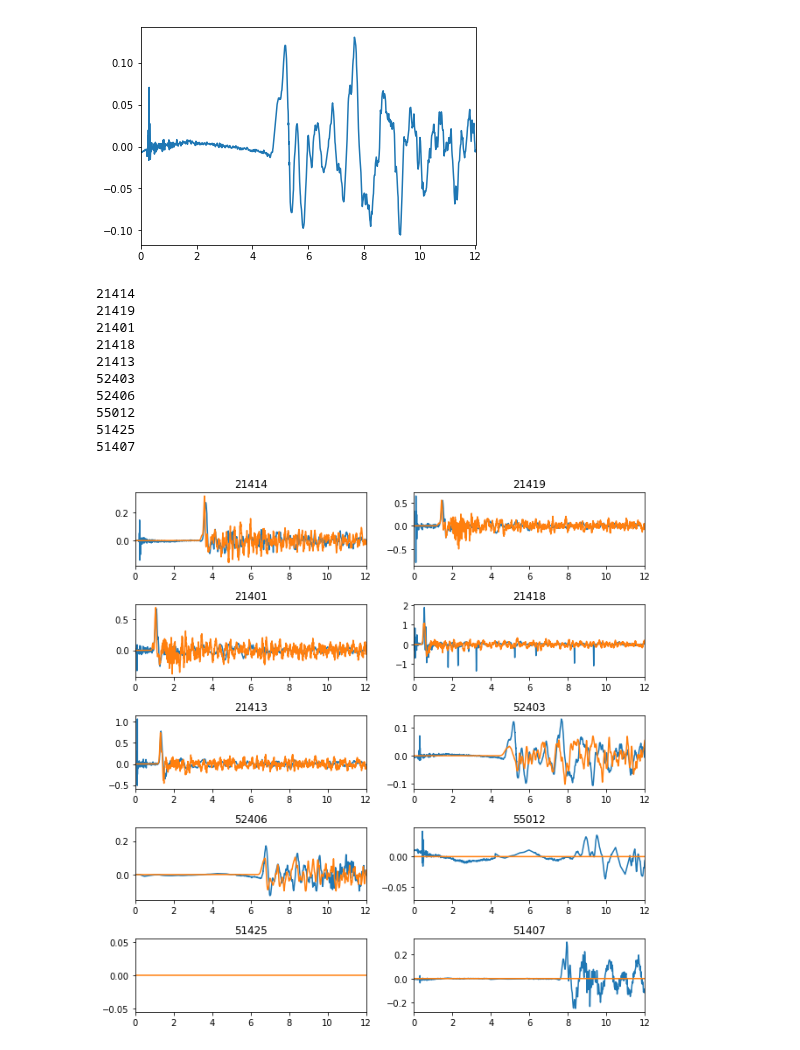
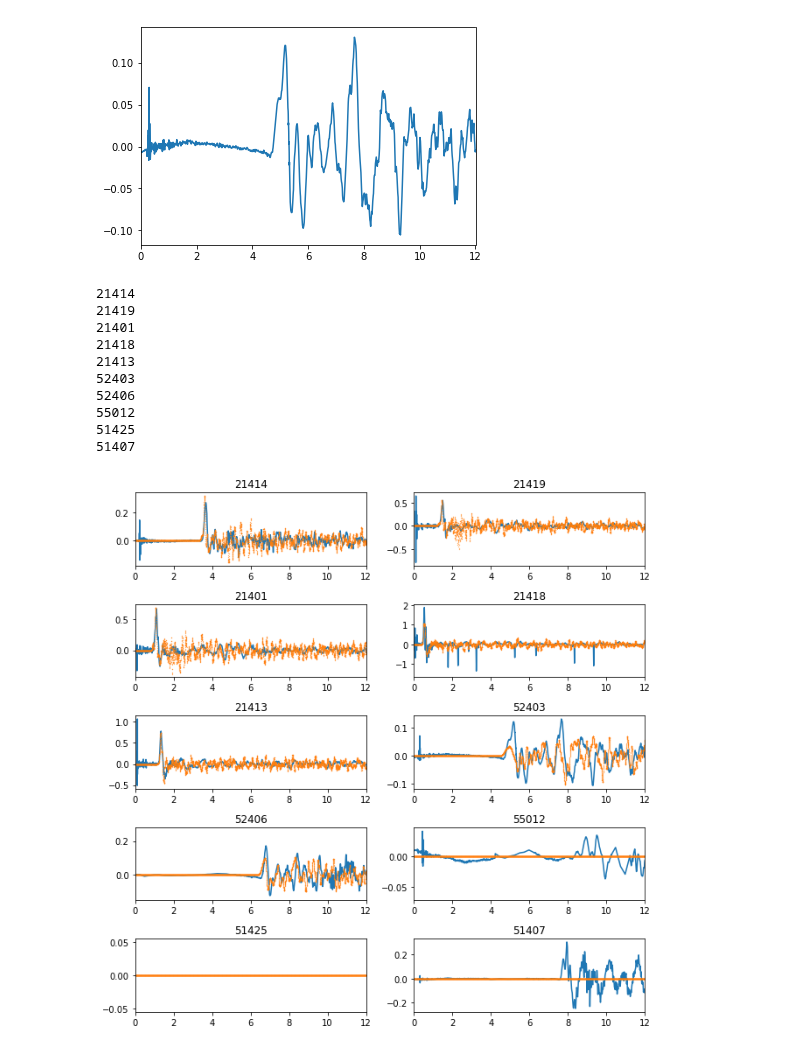
Before and after one commit to jgalazm/Nami, a Jupyter notebook: validation/04_tohoku2011/comparison/pois.ipynb, the cells around one changed output. Cells and saved outputs as stored; diff of their text form; code cells hidden in the pictures.

```diff
--- a/validation/04_tohoku2011/comparison/pois.ipynb
+++ b/validation/04_tohoku2011/comparison/pois.ipynb
@@ -50,24 +50,24 @@ plt.xlim(0,12)
 # %%
 plt.figure(figsize=(9,9))
 for i,dart in enumerate(DARTs):
     print(dart)
     plt.subplot(5,2,i+1)
     plt.plot(darts[dart][:,0]*24,darts[dart][:,1], label='measurement')
-    plt.plot(tlabPois.index/60/60, tlabPois['{}(m)'.format(dart)],label='nami')
+    plt.plot(tlabPois.index/60/60, tlabPois['{}(m)'.format(dart)],'.',ms=0.5,label='nami')
     plt.title('{}'.format(dart))
 
     plt.xlim(0,12)
 # plt.legend(loc=0)
 plt.tight_layout()
 # %% [output]
 21414
 21419
 21401
 21418
 21413
 52403
 52406
 55012
 51425
 51407
-[figure, old version]
+[figure, new version]
```
Also changed, not shown: 5 other files.
